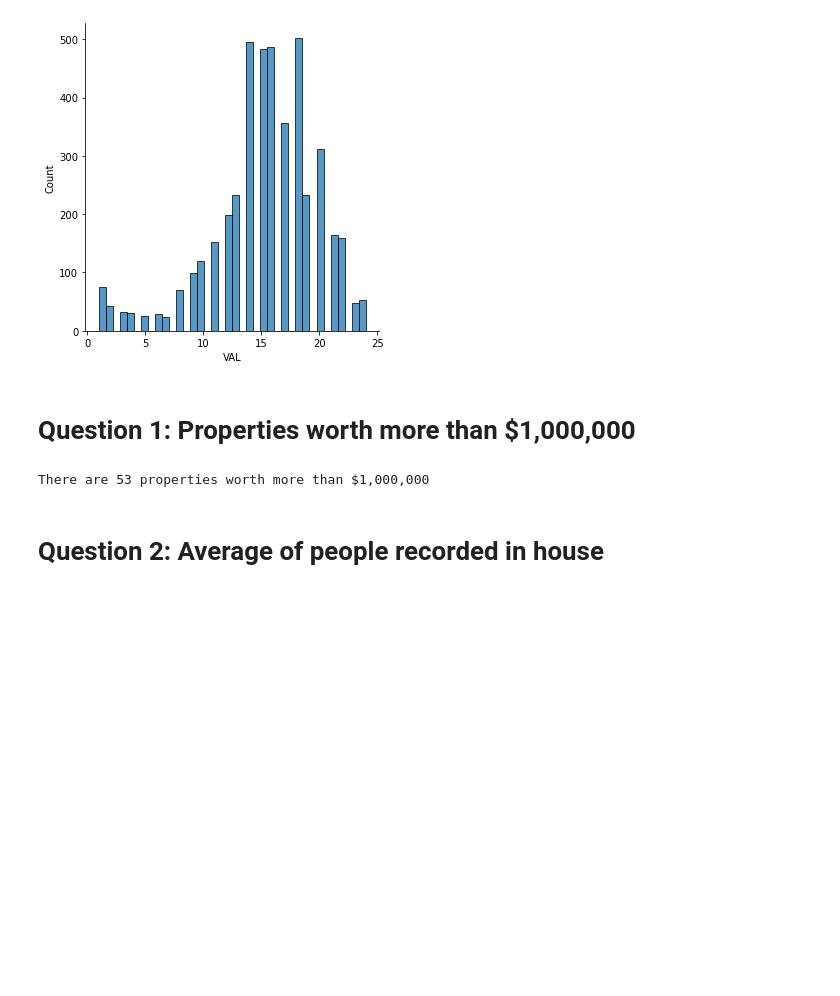
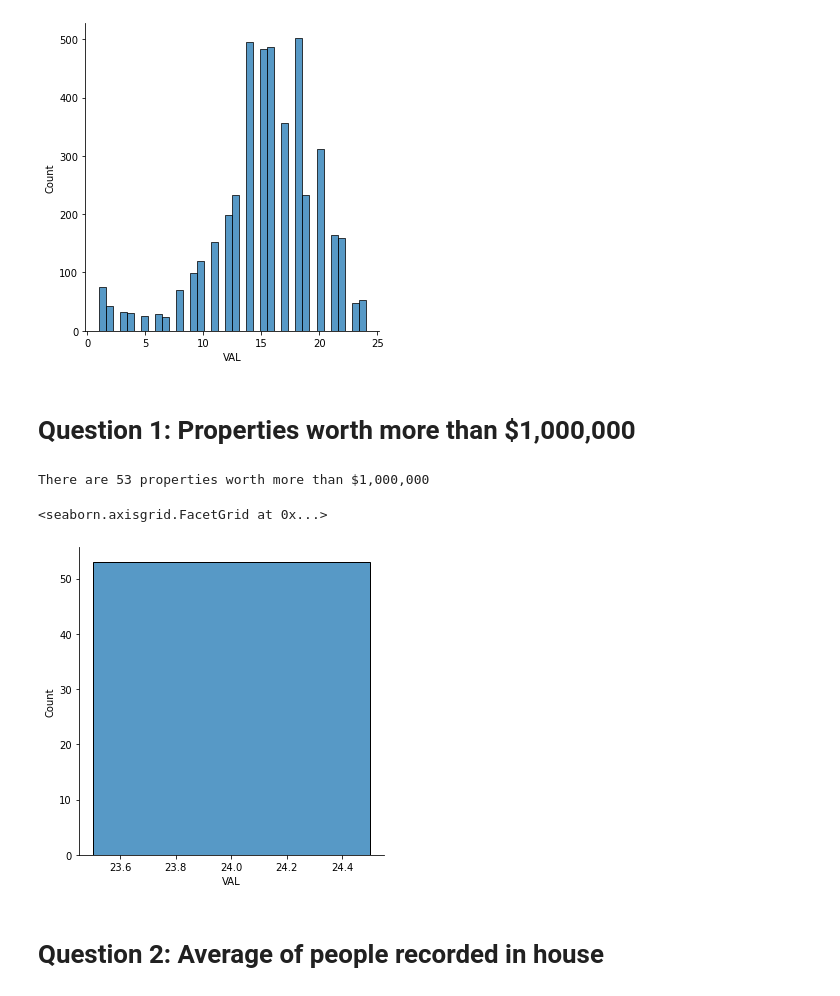
Before and after one commit to tontan2545/Big-Data-and-Artificial-Intelligence, a Jupyter notebook: W2_Preprocessing/HW2_Housing_Survey.ipynb, the cells around one changed output. Cells and saved outputs as stored; diff of their text form; code cells hidden in the pictures; blank space fills up the shorter version.

Commit message:
added plot for q1

```diff
--- a/W2_Preprocessing/HW2_Housing_Survey.ipynb
+++ b/W2_Preprocessing/HW2_Housing_Survey.ipynb
@@ -35,8 +35,11 @@ sns.displot(x=housing_df.VAL)
 # %%
 million_count = housing_df[housing_df["VAL"]==24].shape[0]
 print(f"There are { million_count } properties worth more than $1,000,000")
+sns.displot(x=housing_df[housing_df["VAL"]==24]["VAL"])
 # %% [output]
 There are 53 properties worth more than $1,000,000
+<seaborn.axisgrid.FacetGrid at 0x...>
+[figure, added]
 # %% [markdown]
 # Question 2: Average of people recorded in house
 # %%
```
